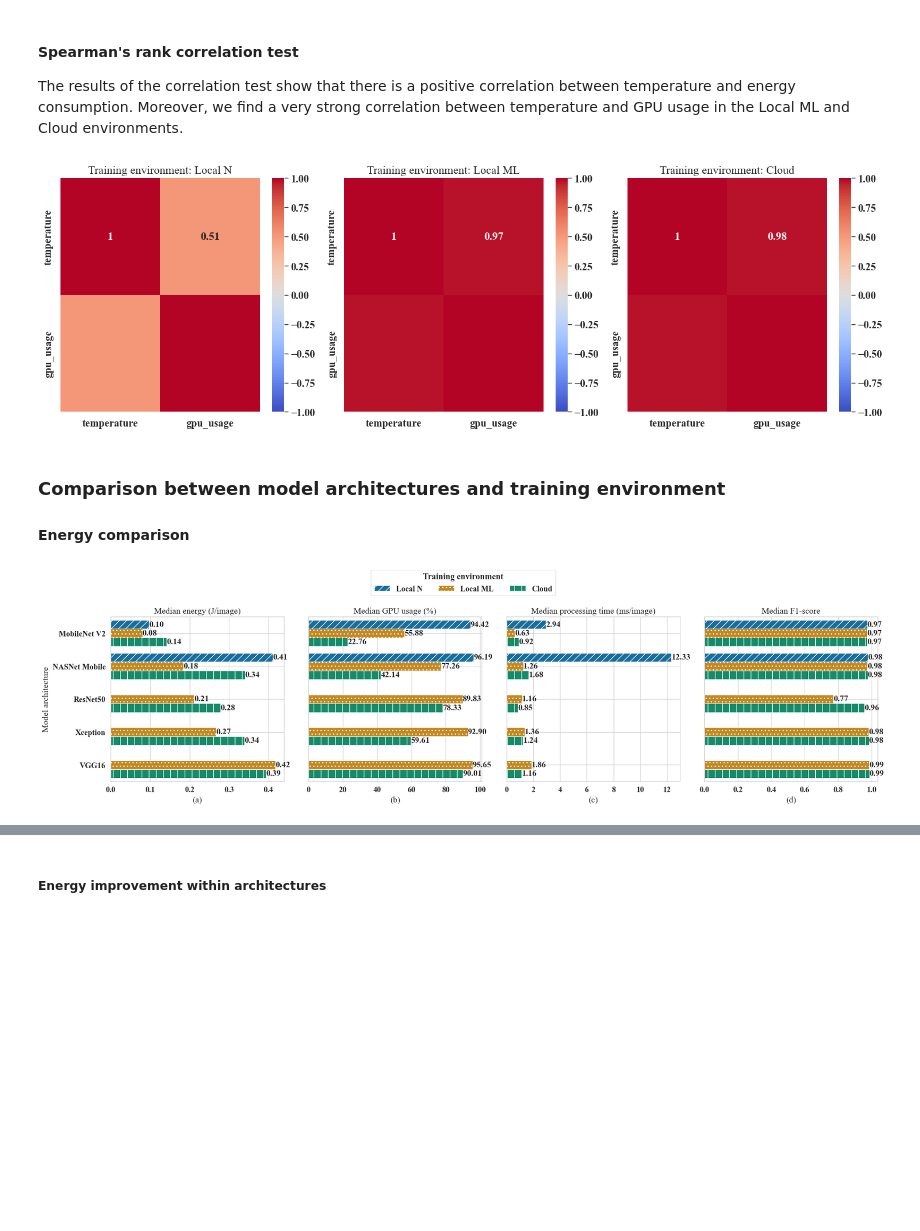
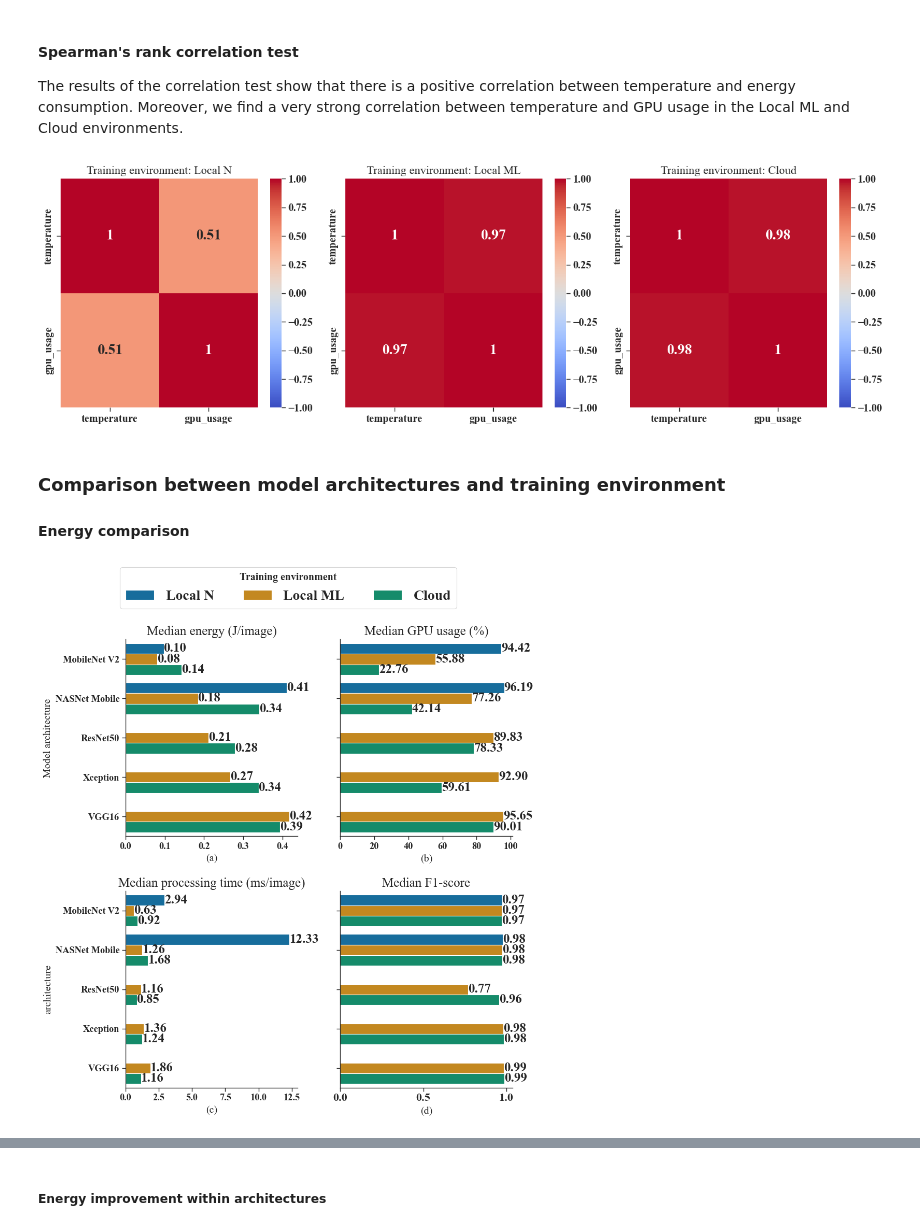
Before and after one commit to GAISSA-UPC/dl-training-energy-estimation, a Jupyter notebook: notebooks/RQ1-and-RQ2.ipynb, the cells around one changed output, grey strips where cells are left out. Cells and saved outputs as stored; diff of their text form; code cells hidden in the pictures; blank space fills up the shorter version.

Commit message:
Increase font size of figures

```diff
--- a/notebooks/RQ1-and-RQ2.ipynb
+++ b/notebooks/RQ1-and-RQ2.ipynb
@@ -56,9 +55,7 @@ Missing colon in file PosixPath('/home/santiago/Local-Projects/seaa2023_ect_exte
 ## Load the dataset
 # %%
 analysis_df = pd.read_parquet(
-    os.path.join(
-        METRICS_DIR, "processed", "clean-dl-training-energy-consumption-dataset.gzip"
-    )
+    os.path.join(METRICS_DIR, "processed", "clean-dl-training-energy-consumption-dataset.gzip")
 )
 print(analysis_df.shape)
 analysis_df.head()
@@ -116,12 +113,8 @@ analysis_df.replace(
 )
 
 analysis_df["raw energy"] = analysis_df.energy.copy()
-analysis_df["energy"] = (
-    analysis_df["raw energy"] * MJOULES_TO_JOULES / analysis_df["total seen images"]
+analysis_df["energy"] = analysis_df["raw energy"] * MJOULES_TO_JOULES / analysis_df["total seen images"]
+analysis_df["normalized duration"] = (
+    analysis_df["training duration (h)"] * HOURS_TO_MILISECONDS / analysis_df["total seen images"]
 )
-analysis_df["normalized duration"] = (
-    analysis_df["training duration (h)"]
-    * HOURS_TO_MILISECONDS
-    / analysis_df["total seen images"]
-)
 # %%
@@ -351,9 +304,7 @@ The results of the correlation test show that there is a positive correlation be
 fig, axes = plt.subplots(1, 3, figsize=(15, 5))
 
 for i, strategy in enumerate(TRAIN_STRATEGIES):
-    data = analysis_df.query("`training environment` == @strategy")[
-        ["temperature", "gpu_usage"]
-    ]
+    data = analysis_df.query("`training environment` == @strategy")[["temperature", "gpu_usage"]]
     corr = data.corr("spearman")
     # print(strategy)
     # print(corr, end="\n\n")
@@ -361,13 +312,9 @@ for i, strategy in enumerate(TRAIN_STRATEGIES):
     ax.set_title(f"Training environment: {strategy}")
 
 if SAVE_FIGS:
-    plt.savefig(
-        os.path.join(
-            SAVE_FIGS_DIR, f"temperature-gpu_usage-correlation.{FIGURES_FORMAT}"
-        )
-    )
+    plt.savefig(os.path.join(SAVE_FIGS_DIR, f"temperature-gpu_usage-correlation.{FIGURES_FORMAT}"))
 # %% [output]
-[figure, old version]
+[figure, new version]
 # %% [markdown]
 ### Comparison between model architectures and training environment
 
@@ -377,13 +324,7 @@ analysis_df_no_outliers = analysis_df.sort_values(
     by=["GFLOPs", "training environment", "architecture"], ascending=True
 ).reset_index(drop=True)
 # %%
-fig, (ax1, ax2, ax3, ax4) = plt.subplots(1, 4, figsize=(20, 5), sharey=True)
-
-
-def set_hatches(axis):
-    hatches = ["//", "..", "|"]
-    for i, bar in enumerate(axis.patches):
-        bar.set_hatch(hatches[i // 5 % len(hatches)])
+fig, ((ax1, ax2), (ax3, ax4)) = plt.subplots(2, 2, figsize=(10, 10), sharey=True)
 
 
 # Create bar plots
@@ -399,8 +340,7 @@ _, ax1 = barplot(
     barlabel=True,
     ax=ax1,
 )
-ax1.set_title("Median energy (J/image)")
-set_hatches(ax1)
+ax1.set_title("Median energy (J/image)", fontsize=18)
 
 _, ax2 = barplot(
     data=analysis_df_no_outliers,
@@ -413,8 +353,7 @@ _, ax2 = barplot(
     barlabel=True,
     ax=ax2,
 )
-ax2.set_title("Median GPU usage (%)")
-set_hatches(ax2)
+ax2.set_title("Median GPU usage (%)", fontsize=18)
 
 _, ax3 = barplot(
     data=analysis_df_no_outliers,
@@ -427,8 +366,7 @@ _, ax3 = barplot(
     barlabel=True,
     ax=ax3,
 )
-ax3.set_title("Median processing time (ms/image)")
-set_hatches(ax3)
+ax3.set_title("Median processing time (ms/image)", fontsize=18)
 
 _, ax4 = barplot(
     data=analysis_df_no_outliers,
@@ -437,37 +375,39 @@ _, ax4 = barplot(
     hue="training environment",
     hue_order=TRAIN_STRATEGIES,
     estimator="median",
     xlabel="(d)",
     barlabel=True,
     ax=ax4,
 )
-ax4.set_title("Median F1-score")
-set_hatches(ax4)
+ax4.set_title("Median F1-score", fontsize=18)
 
 
 # Place the legend in the upper center of the figure
 handles, labels = ax1.get_legend_handles_labels()
 fig.legend(
     handles,
     labels,
     title="Training environment",
     loc="upper center",
     ncols=3,
-    bbox_to_anchor=(0.5, 1.15),
+    bbox_to_anchor=(0.5, 1.1),
+    fontsize=20,
 )
 
 ax1.get_legend().remove()
 ax2.get_legend().remove()
 ax3.get_legend().remove()
 ax4.get_legend().remove()
 
+plt.tick_params(axis="both", which="major", labelsize=16)
+
 if SAVE_FIGS:
     plt.savefig(
         os.path.join(SAVE_FIGS_DIR, f"full-metrics-comparison.{FIGURES_FORMAT}"),
         bbox_inches="tight",
     )
 # %% [output]
-[figure, old version]
+[figure, new version]
 # %%
 _, ax = barplot(
     analysis_df_no_outliers,
```
Also changed, not shown: parts of 58 cells of this notebook, 22 other files.
